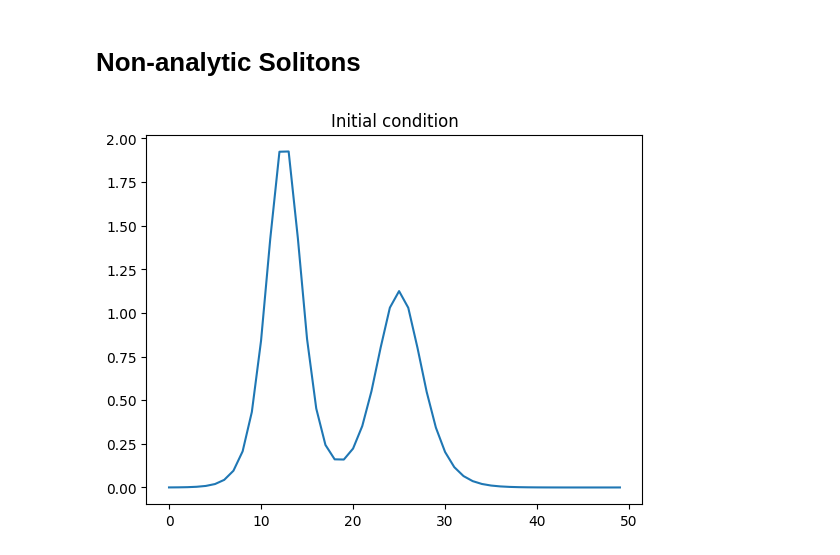
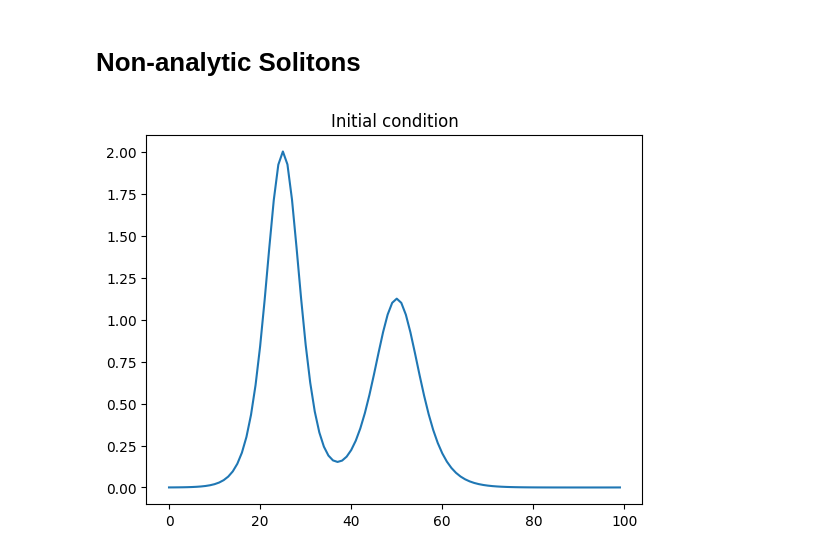
Before and after one commit to Kohmann/master-GAN, a Jupyter notebook: waveEquations/kdv_minimal.ipynb, the cells around one changed output. Saved outputs shown, nothing was run; the diff lists cells and outputs as text; code cells hidden in the pictures.

```diff
--- a/waveEquations/kdv_minimal.ipynb
+++ b/waveEquations/kdv_minimal.ipynb
@@ -70,10 +70,10 @@ def midpoint_method(u, un, t ,f ,Df ,dt ,M ,tol ,max_iter):
             break
     return un
 # %%
-def initial_condition_kdv(x=np.linspace(0,20.-.2,100), eta=6.):
+def initial_condition_kdv(x, k1, k2, eta):
     M = x.size
     P = int((x[-1]-x[0])*M/(M-1))
-    k1, k2 = 1., .75
+
     d1, d2 = .25, .5
     sech = lambda a: 1/np.cosh(a) # sech isn't defined in NumPy
     u0 = 0
@@ -97,10 +98,10 @@ x, dx = grid(P, M) # spatial grid
 t, dt = grid(t_max, N) # temporal grid
 # %%
 D1, D2 = difference_matrices(P,M)
-u0 = initial_condition_kdv(x, eta)
+u0 = initial_condition_kdv(x, k1, k2, eta)
 plt.plot(u0); plt.title('Initial condition');
 # %% [output]
-[figure, old version]
+[figure, new version]
 # %%
 u = np.zeros([t.shape[0], u0.shape[-1]])
 u[0, :] = u0
```
Also changed, not shown: parts of 15 cells of this notebook, 4 other files.
